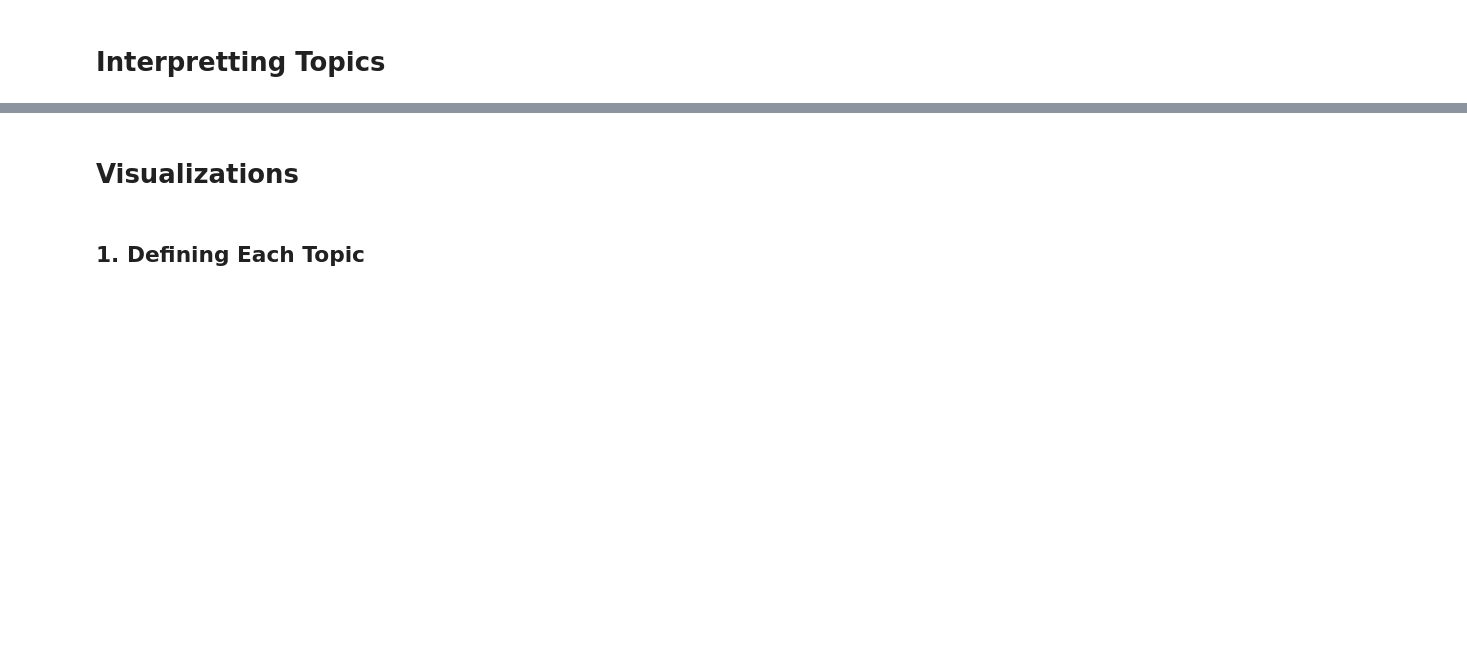
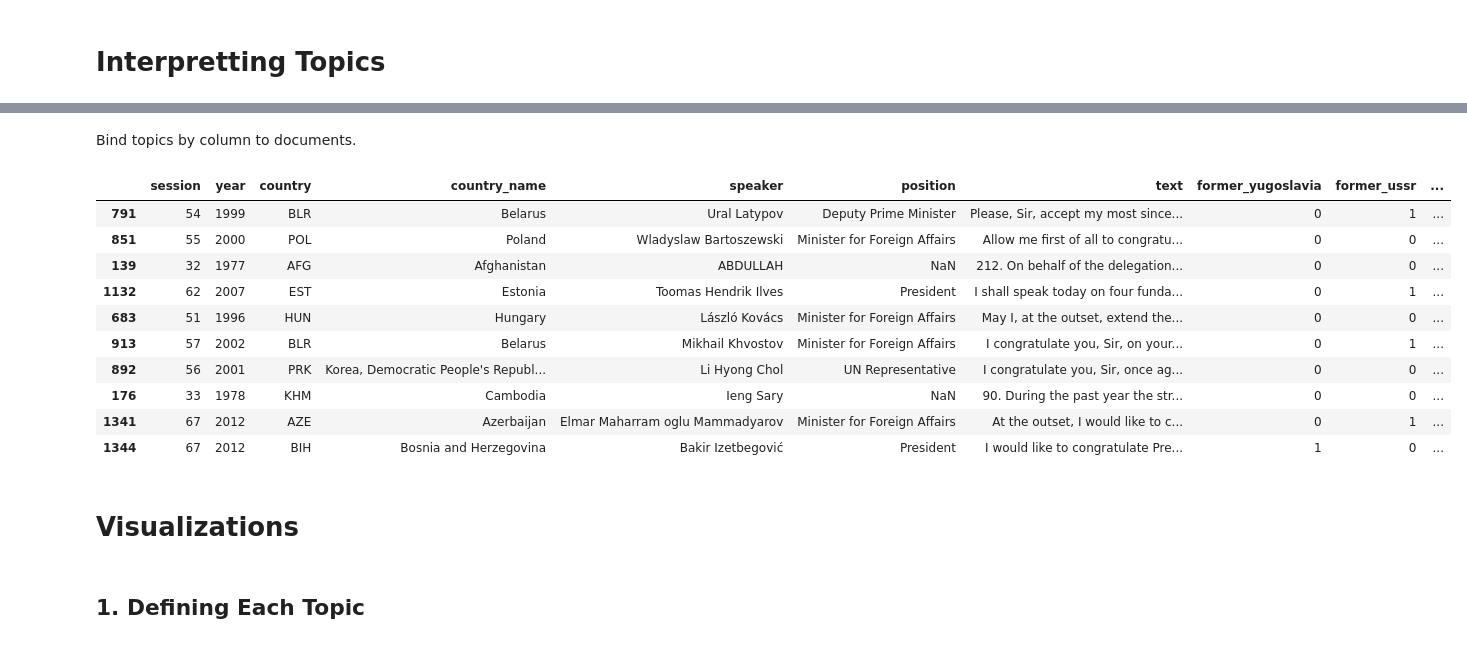
Before and after one commit to ringmatt/PPOL566_DataSci3_Projects, a Jupyter notebook: Project2_TextAnalysis/ringmatt_project2.ipynb, the cells around one changed output, grey strips where cells are left out. Drawn from its saved outputs; the diff is of its cells as text; code cells hidden in the pictures; blank space fills up the shorter version.

Commit message:
Starting to review topics

```diff
--- a/Project2_TextAnalysis/ringmatt_project2.ipynb
+++ b/Project2_TextAnalysis/ringmatt_project2.ipynb
@@ -146,0 +173,3 @@ words_in_topic
+# %%
+# Extract most important topics from those values
+imp_topic = np.argmax(df_topics.values, axis=1)
@@ -146,0 +192,2 @@ words_in_topic
+# %%
+df_topics["top_topic"] = imp_topic
@@ -147,3 +210,25 @@ words_in_topic
+# %%
+# Change the type of the topics index
+df_topics = df_topics.reset_index()
+df_topics['index'] = df_topics['index'].astype(str)
+# %% [markdown]
+Bind topics by column to documents.
+# %%
+df_final = pd.concat([df_fss, df_topics], axis = 1).drop(["index", "level_0"], axis = 1)
+# %%
+df_final.sample(10)
+# %% [output]
+|  | session | year | country | country_name | speaker | position | text | former_yugoslavia | former_ussr | ... |
+| 791 | 54 | 1999 | BLR | Belarus | Ural Latypov | Deputy Prime Minister | Please, Sir, accept my most since... | 0 | 1 | ... |
+| 851 | 55 | 2000 | POL | Poland | Wladyslaw Bartoszewski | Minister for Foreign Affairs | Allow me first of all to congratu... | 0 | 0 | ... |
+| 139 | 32 | 1977 | AFG | Afghanistan | ABDULLAH | NaN | ﻿212. On behalf of the delegation... | 0 | 0 | ... |
+| 1132 | 62 | 2007 | EST | Estonia | Toomas Hendrik Ilves | President | I shall speak today on four funda... | 0 | 1 | ... |
+| 683 | 51 | 1996 | HUN | Hungary | László Kovács | Minister for Foreign Affairs | ﻿May I, at the outset, extend the... | 0 | 0 | ... |
+| 913 | 57 | 2002 | BLR | Belarus | Mikhail Khvostov | Minister for Foreign Affairs | ﻿I congratulate you, Sir, on your... | 0 | 1 | ... |
+| 892 | 56 | 2001 | PRK | Korea, Democratic People's Republ... | Li Hyong Chol | UN Representative | ﻿I congratulate you, Sir, once ag... | 0 | 0 | ... |
+| 176 | 33 | 1978 | KHM | Cambodia | Ieng Sary | NaN | ﻿90. During the past year the str... | 0 | 0 | ... |
+| 1341 | 67 | 2012 | AZE | Azerbaijan | Elmar Maharram oglu Mammadyarov | Minister for Foreign Affairs | ﻿At the outset, I would like to c... | 0 | 1 | ... |
+| 1344 | 67 | 2012 | BIH | Bosnia and Herzegovina | Bakir Izetbegović | President | ﻿I would like to congratulate Pre... | 1 | 0 | ... |
 # %% [markdown]
 # Visualizations
 # %% [markdown]
```
Also changed, not shown: parts of 20 cells of this notebook, 1 other file.
